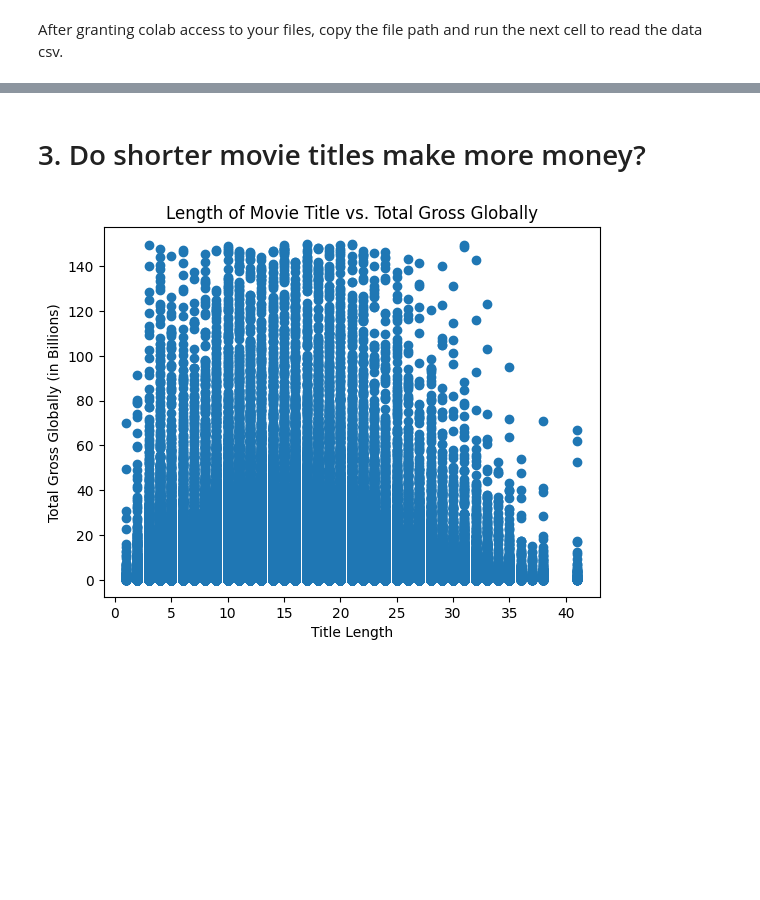
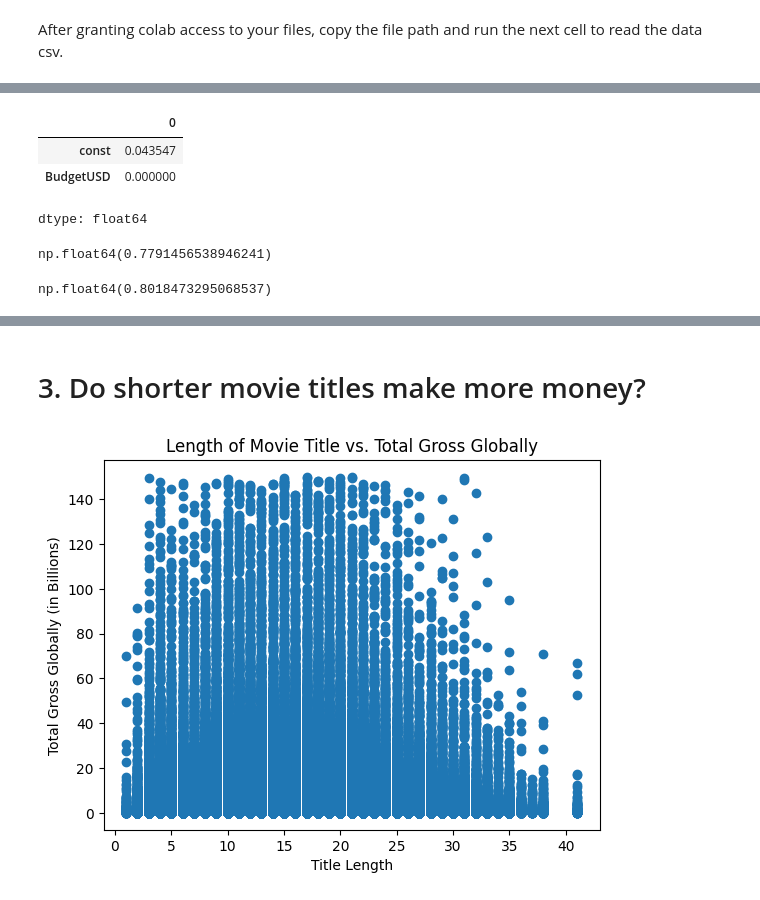
Before and after one commit to hasana1atwit/Movie-Analysis, a Jupyter notebook: Movie_Analysis.ipynb, the cells around one changed output, grey strips where cells are left out. Saved outputs shown, nothing was run; the diff lists cells and outputs as text; code cells hidden in the pictures; blank space fills up the shorter version.

```diff
--- a/Movie_Analysis.ipynb
+++ b/Movie_Analysis.ipynb
@@ -16,0 +55,25 @@ movies = pd.read_csv(file_path)
+# %%
+# Global Box Office_pvalue
+import statsmodels.api as sm
+
+x = sm.add_constant(x)
+statModel2 = sm.OLS(y2, x).fit()
+#print(model.summary())
+statModel2.pvalues
+# %% [output]
+|  | 0 |
+| const | 0.043547 |
+| BudgetUSD | 0.000000 |
+dtype: float64
+# %%
+# US Box Office R^2
+r1 = statModel1.rsquared
+r1
+# %% [output]
+np.float64(0.7791456538946241)
+# %%
+# Global Box Office R^2
+r2 = statModel2.rsquared
+r2
+# %% [output]
+np.float64(0.8018473295068537)
```
Also changed, not shown: parts of 6 cells of this notebook.
